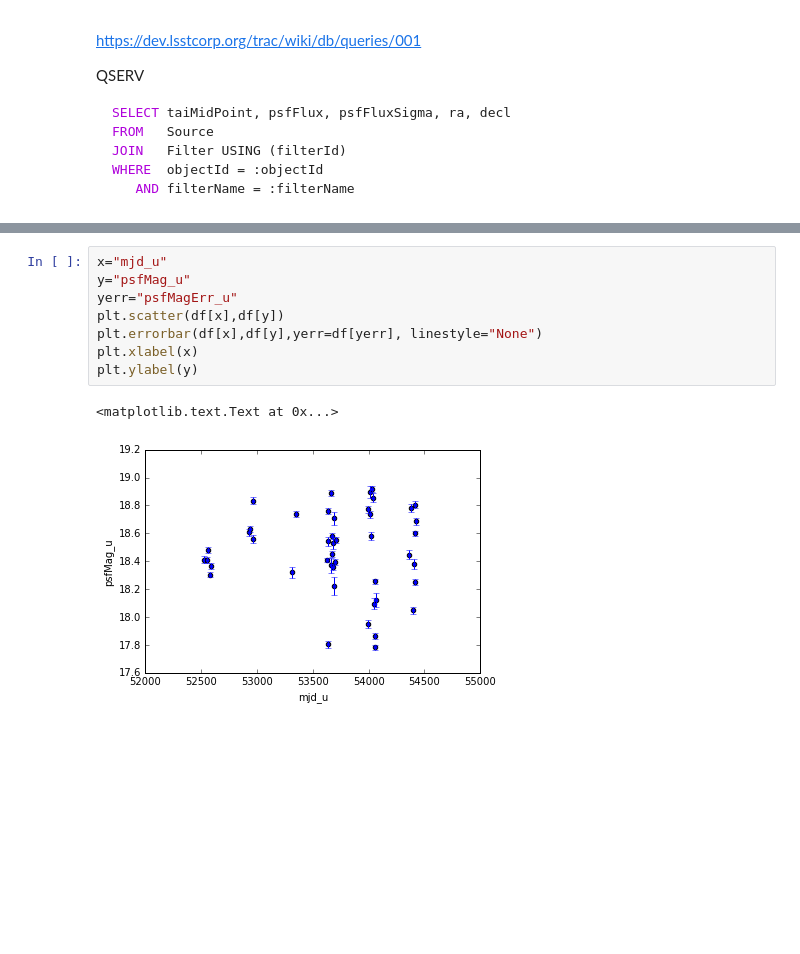
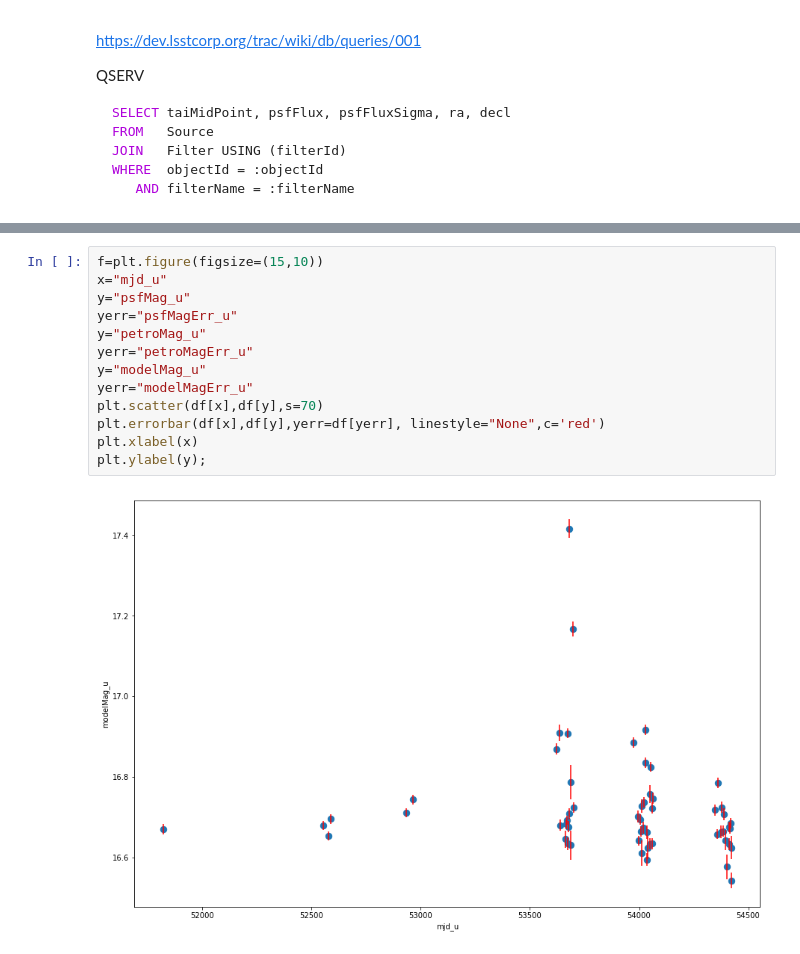
Before and after one commit to idies/jhu-lsst, a Jupyter notebook: Stripe82/test_queries/LSST-Test-Queries - Part 1.ipynb, the cells around one changed output, grey strips where cells are left out. Drawn from its saved outputs; the diff is of its cells as text; blank space fills up the shorter version.

```diff
--- a/Stripe82/test_queries/LSST-Test-Queries - Part 1.ipynb
+++ b/Stripe82/test_queries/LSST-Test-Queries - Part 1.ipynb
@@ -102,14 +97,18 @@ df.head()
 # %%
+f=plt.figure(figsize=(15,10))
 x="mjd_u"
 y="psfMag_u"
 yerr="psfMagErr_u"
-plt.scatter(df[x],df[y])
-plt.errorbar(df[x],df[y],yerr=df[yerr], linestyle="None")
+y="petroMag_u"
+yerr="petroMagErr_u"
+y="modelMag_u"
+yerr="modelMagErr_u"
+plt.scatter(df[x],df[y],s=70)
+plt.errorbar(df[x],df[y],yerr=df[yerr], linestyle="None",c='red')
 plt.xlabel(x)
-plt.ylabel(y)
+plt.ylabel(y);
 # %% [output]
-<matplotlib.text.Text at 0x...>
-[figure, old version]
+[figure, new version]
 # %%
 x="ra"
 y="dec"
```
Also changed, not shown: parts of 31 cells of this notebook, 9 other files.
